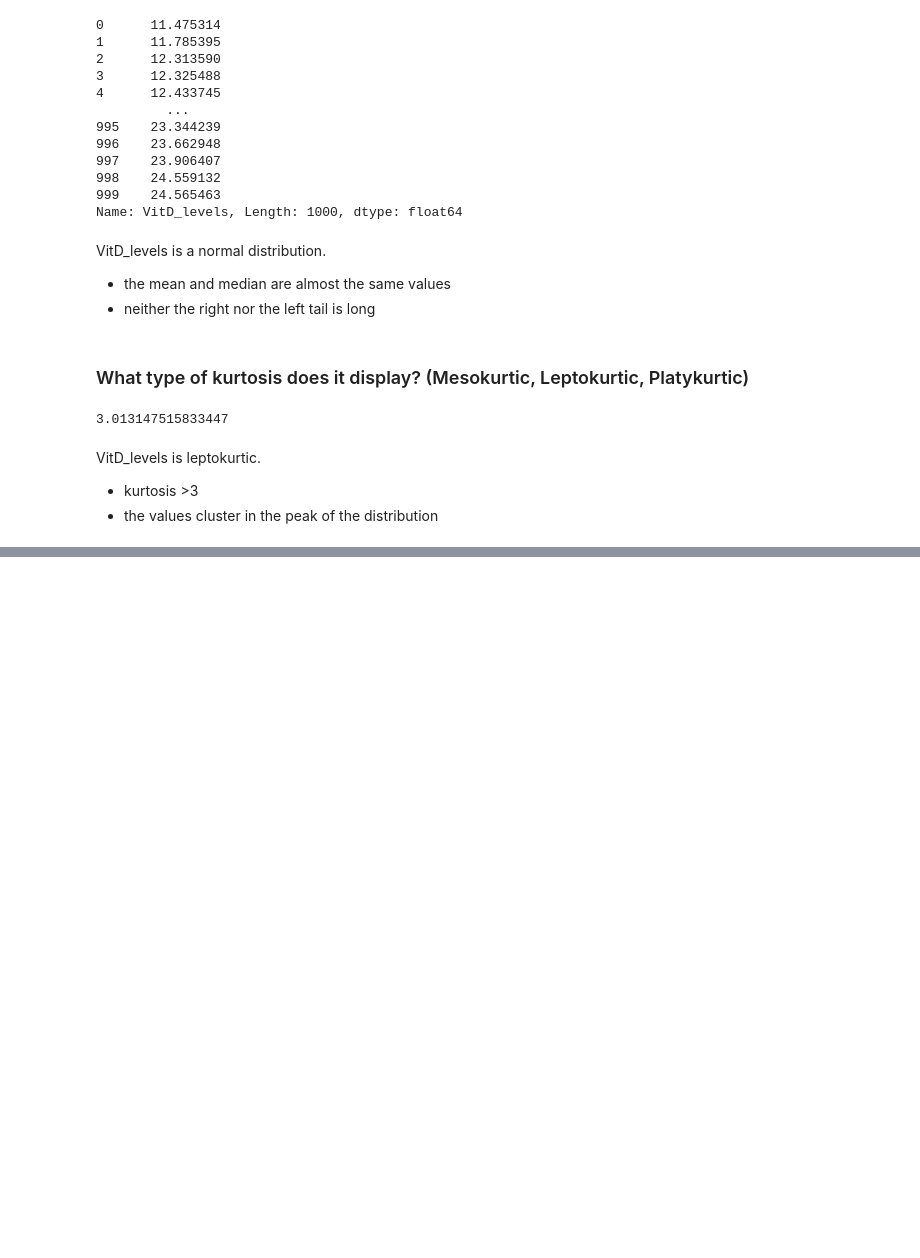
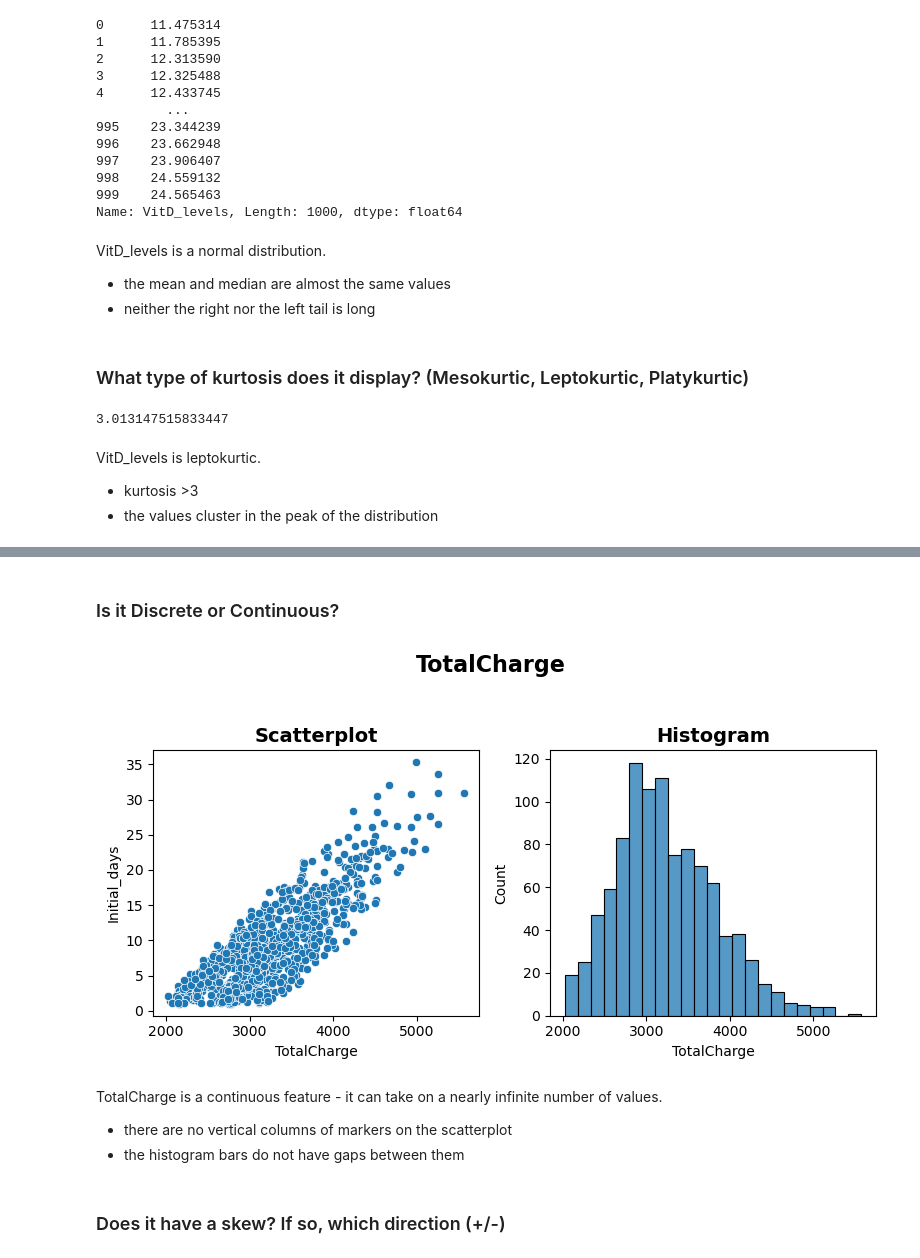
Before and after one commit to andreacohen7/Medical-Dataset, a Jupyter notebook: Medical Dataset.ipynb, the cells around one changed output, grey strips where cells are left out. Saved outputs shown, nothing was run; the diff lists cells and outputs as text; code cells hidden in the pictures; blank space fills up the shorter version.

```diff
--- a/Medical Dataset.ipynb
+++ b/Medical Dataset.ipynb
@@ -132,0 +223,18 @@ VitD_levels is leptokurtic.
+# %% [markdown]
+### Is it Discrete or Continuous?
+# %%
+fig, axes = plt.subplots(ncols = 2, nrows = 1, figsize = (8,4))
+sns.scatterplot(data = medical_df, x = 'TotalCharge', y = 'Initial_days', ax = axes[0])
+axes[0].set_title('Scatterplot', fontsize = 14, fontweight = 'bold')
+sns.histplot(data = medical_df, x = 'TotalCharge', ax = axes[1])
+axes[1].set_title('Histogram', fontsize = 14, fontweight = 'bold')
+fig.suptitle('TotalCharge', fontsize = 16, fontweight = 'bold', y = 1.05)
+fig.tight_layout();
+# %% [output]
+[figure, added]
+# %% [markdown]
+TotalCharge is a continuous feature - it can take on a nearly infinite number of values.
+- there are no vertical columns of markers on the scatterplot
+- the histogram bars do not have gaps between them
+# %% [markdown]
+### Does it have a skew? If so, which direction (+/-)
```
Also changed, not shown: parts of 21 cells of this notebook.
